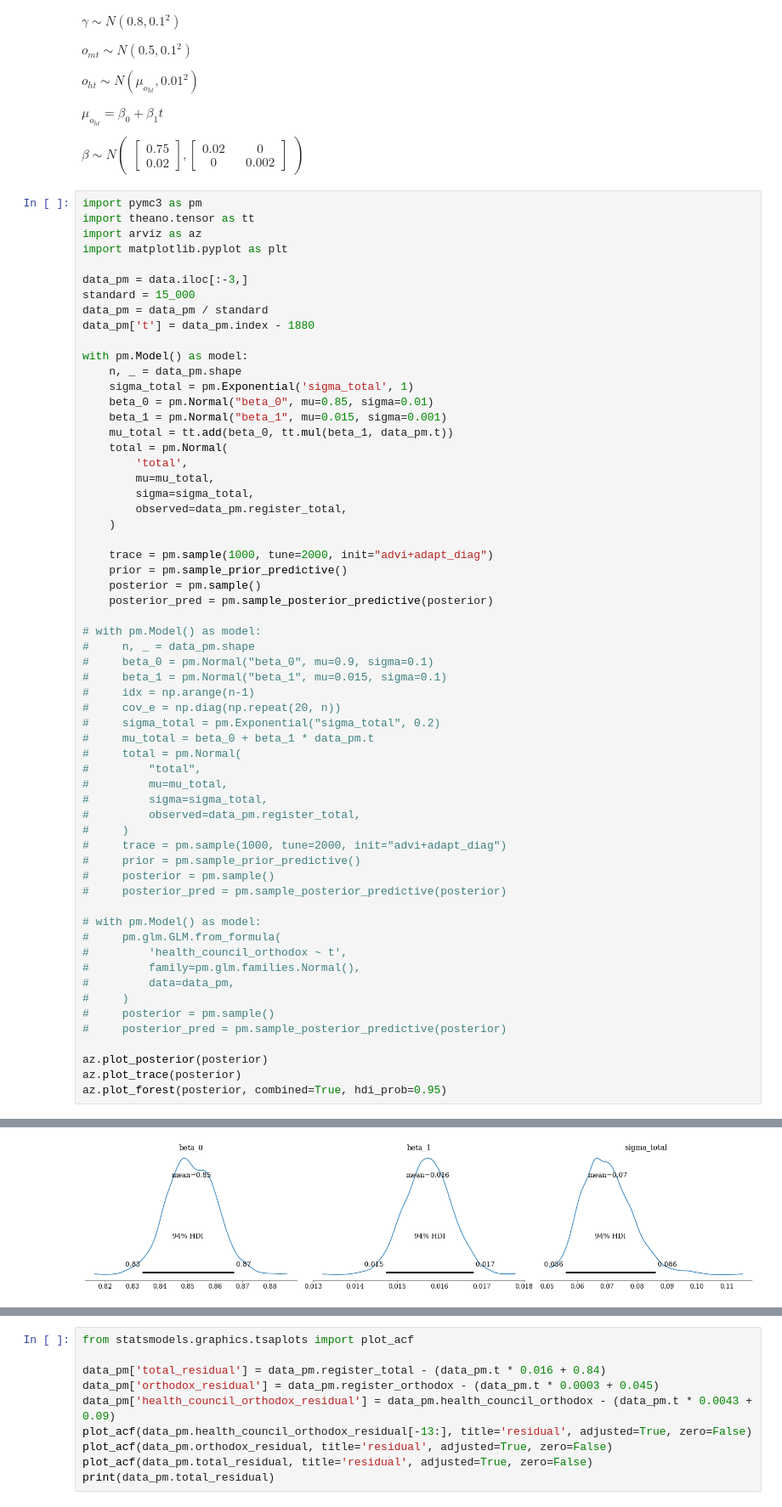
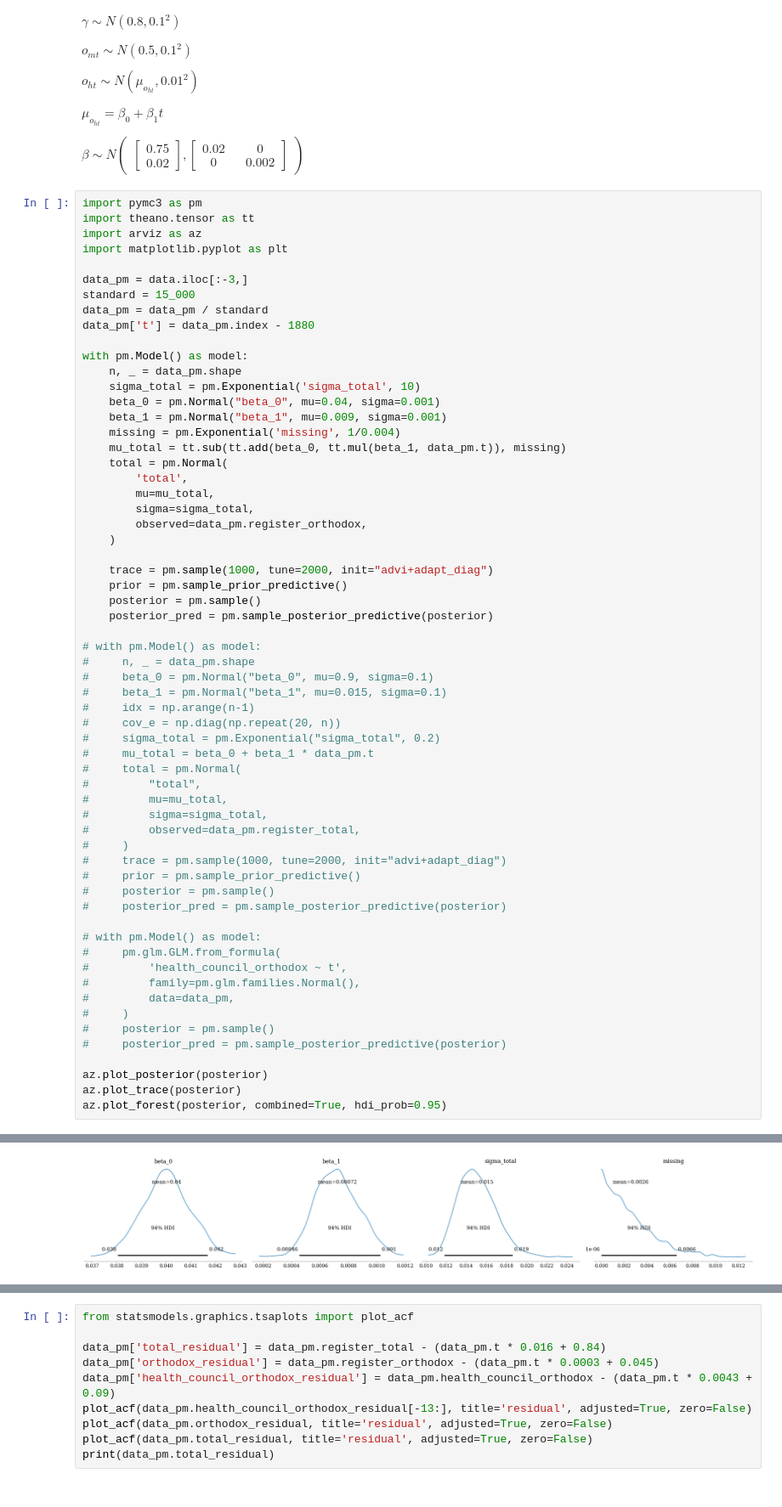
Before and after one commit to AnttiHaerkoenen/vyborg_orthodox, a Jupyter notebook: notebooks/missing_orthodox.ipynb, the cells around one changed output, grey strips where cells are left out. Shown: that part at 85% size. Drawn from its saved outputs; the diff is of its cells as text.

Commit message:
missing term

```diff
--- a/notebooks/missing_orthodox.ipynb
+++ b/notebooks/missing_orthodox.ipynb
@@ -153,15 +153,16 @@ data_pm['t'] = data_pm.index - 1880
 
 with pm.Model() as model:
     n, _ = data_pm.shape
-    sigma_total = pm.Exponential('sigma_total', 1)
-    beta_0 = pm.Normal("beta_0", mu=0.85, sigma=0.01)
-    beta_1 = pm.Normal("beta_1", mu=0.015, sigma=0.001)
-    mu_total = tt.add(beta_0, tt.mul(beta_1, data_pm.t))
+    sigma_total = pm.Exponential('sigma_total', 10)
+    beta_0 = pm.Normal("beta_0", mu=0.04, sigma=0.001)
+    beta_1 = pm.Normal("beta_1", mu=0.009, sigma=0.001)
+    missing = pm.Exponential('missing', 1/0.004)
+    mu_total = tt.sub(tt.add(beta_0, tt.mul(beta_1, data_pm.t)), missing)
     total = pm.Normal(
         'total',
         mu=mu_total,
         sigma=sigma_total,
-        observed=data_pm.register_total,
+        observed=data_pm.register_orthodox,
     )
 
     trace = pm.sample(1000, tune=2000, init="advi+adapt_diag")
@@ -216,6 +223,6 @@ Sampling 2 chains for 1_000 tune and 1_000 draw iterations (2_000 + 2_000 draws
 [interactive output not drawn]
 [interactive output not drawn]
 [interactive output not drawn]
 [interactive output not drawn]
 array([<AxesSubplot:title={'center':'95.0% HDI'}>], dtype=object)
-[figure, old version]
+[figure, new version]
```
Also changed, not shown: parts of 2 cells of this notebook.
